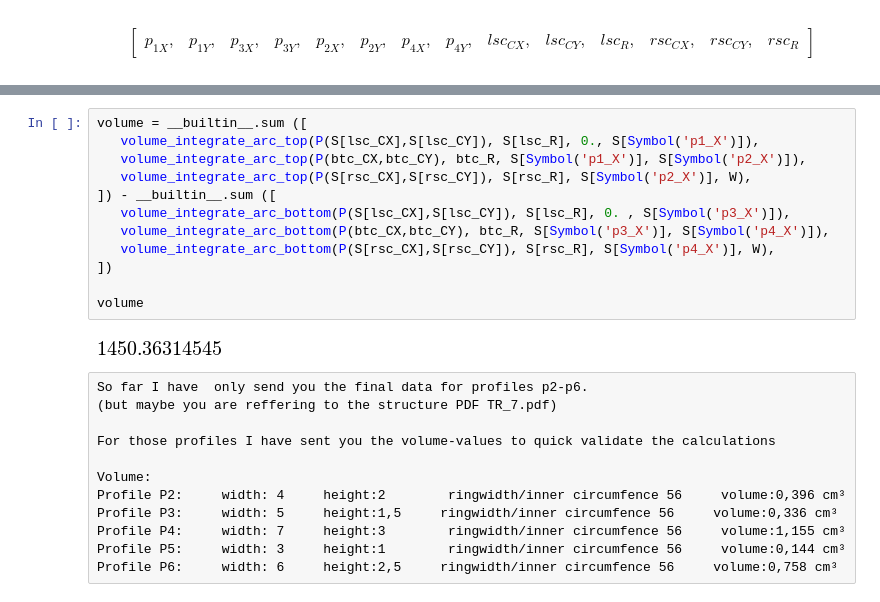
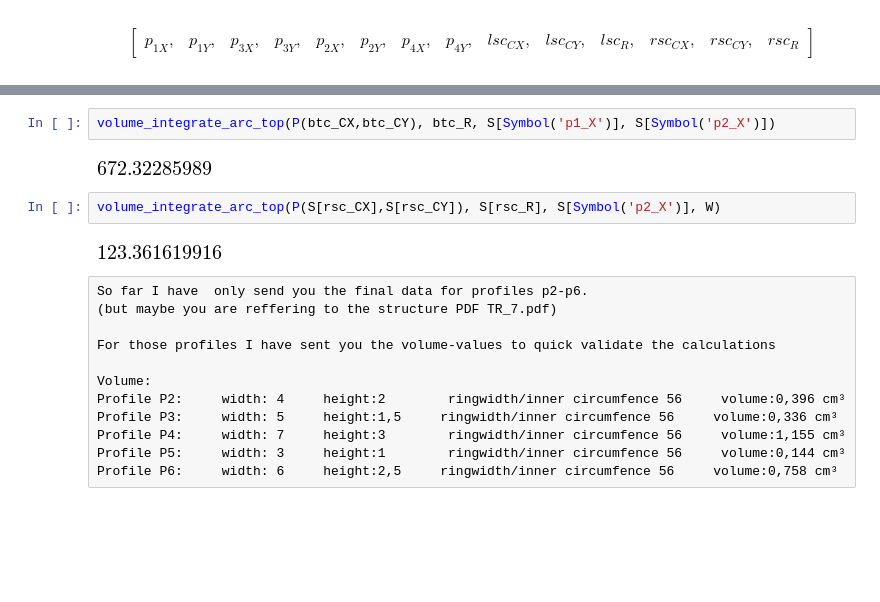
Before and after one commit to AttilaForgacs/ring, a Jupyter notebook: 7/circles_equations_2.ipynb, the cells around one changed output, grey strips where cells are left out. Saved outputs shown, nothing was run; the diff lists cells and outputs as text; blank space fills up the shorter version.

```diff
--- a/7/circles_equations_2.ipynb
+++ b/7/circles_equations_2.ipynb
@@ -175,17 +239,11 @@ $$\begin{pmatrix}0.35534793814433, & 9.6627\end{pmatrix}$$
-# %%
-volume = __builtin__.sum ([
-   volume_integrate_arc_top(P(S[lsc_CX],S[lsc_CY]), S[lsc_R], 0., S[Symbol('p1_X')]),
-   volume_integrate_arc_top(P(btc_CX,btc_CY), btc_R, S[Symbol('p1_X')], S[Symbol('p2_X')]),
-   volume_integrate_arc_top(P(S[rsc_CX],S[rsc_CY]), S[rsc_R], S[Symbol('p2_X')], W),
-]) - __builtin__.sum ([
-   volume_integrate_arc_bottom(P(S[lsc_CX],S[lsc_CY]), S[lsc_R], 0. , S[Symbol('p3_X')]),
-   volume_integrate_arc_bottom(P(btc_CX,btc_CY), btc_R, S[Symbol('p3_X')], S[Symbol('p4_X')]),
-   volume_integrate_arc_bottom(P(S[rsc_CX],S[rsc_CY]), S[rsc_R], S[Symbol('p4_X')], W),
-])
-
-volume
-# %% [output]
-[figure, removed]
+# %%
+volume_integrate_arc_top(P(btc_CX,btc_CY), btc_R, S[Symbol('p1_X')], S[Symbol('p2_X')])
+# %% [output]
+[figure, added]
+# %%
+volume_integrate_arc_top(P(S[rsc_CX],S[rsc_CY]), S[rsc_R], S[Symbol('p2_X')], W)
+# %% [output]
+[figure, added]
 # %% [raw]
 So far I have  only send you the final data for profiles p2-p6.
 (but maybe you are reffering to the structure PDF TR_7.pdf)
```
Also changed, not shown: parts of 15 cells of this notebook, 1 other file.
